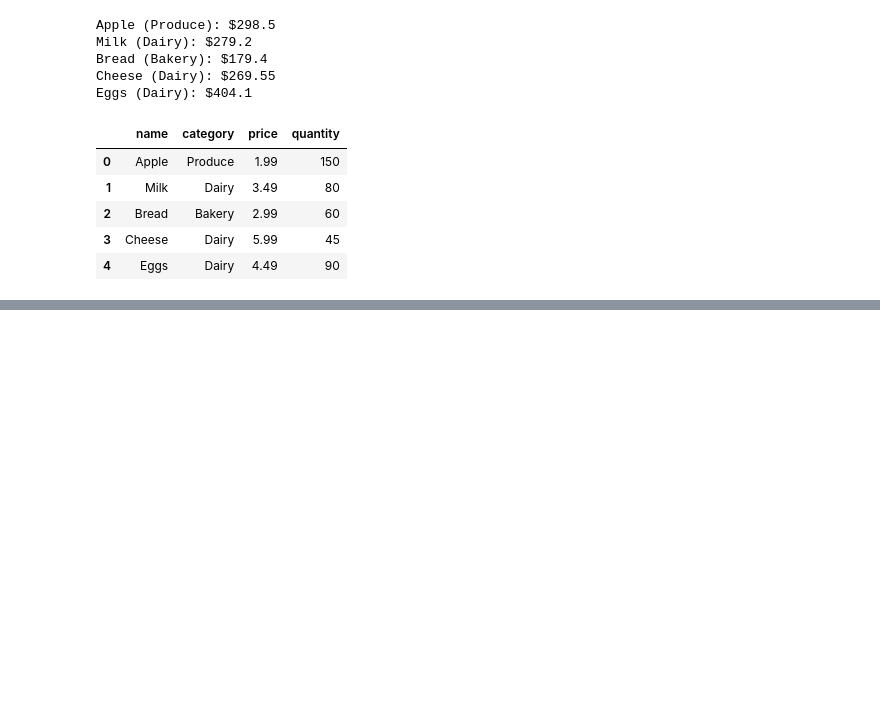
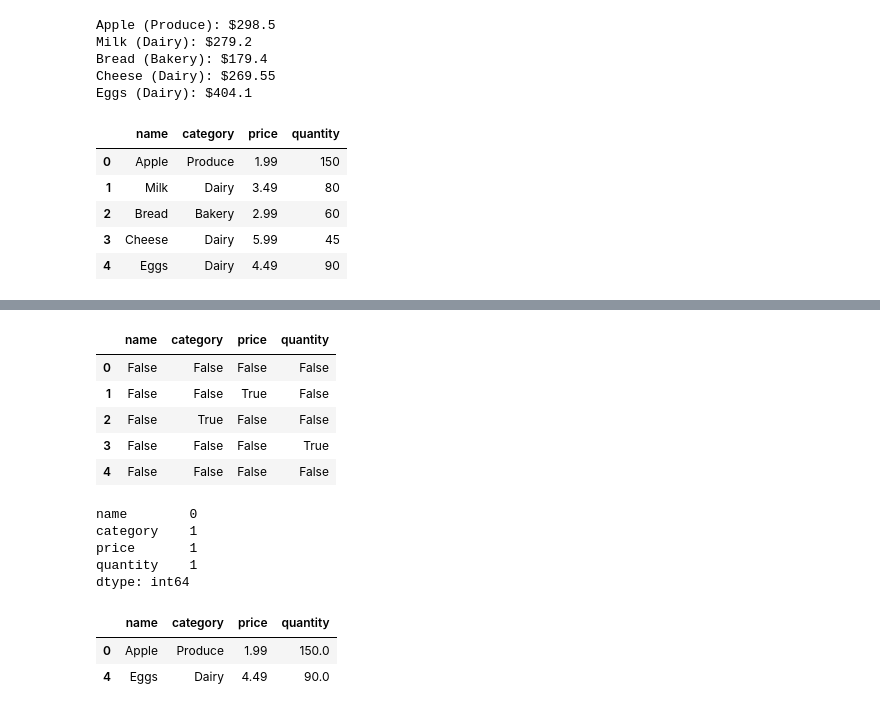
Before and after one commit to biggieri/my-first-project, a Jupyter notebook: first-notebook.ipynb, the cells around one changed output, grey strips where cells are left out. Saved outputs shown, nothing was run; the diff lists cells and outputs as text; code cells hidden in the pictures; blank space fills up the shorter version.

```diff
--- a/first-notebook.ipynb
+++ b/first-notebook.ipynb
@@ -192,0 +232,25 @@ df2
+# %%
+messy_df.isnull()
+# %% [output]
+|  | name | category | price | quantity |
+| 0 | False | False | False | False |
+| 1 | False | False | True | False |
+| 2 | False | True | False | False |
+| 3 | False | False | False | True |
+| 4 | False | False | False | False |
+# %%
+messy_df.isnull().sum()
+# %% [output]
+name        0
+category    1
+price       1
+quantity    1
+dtype: int64
+# %%
+# Option 1 — Drop rows with any missing values
+cleaned_df = messy_df.dropna()
+cleaned_df
+# %% [output]
+|  | name | category | price | quantity |
+| 0 | Apple | Produce | 1.99 | 150.0 |
+| 4 | Eggs | Dairy | 4.49 | 90.0 |
```
Also changed, not shown: parts of 10 cells of this notebook, 1 other file.
